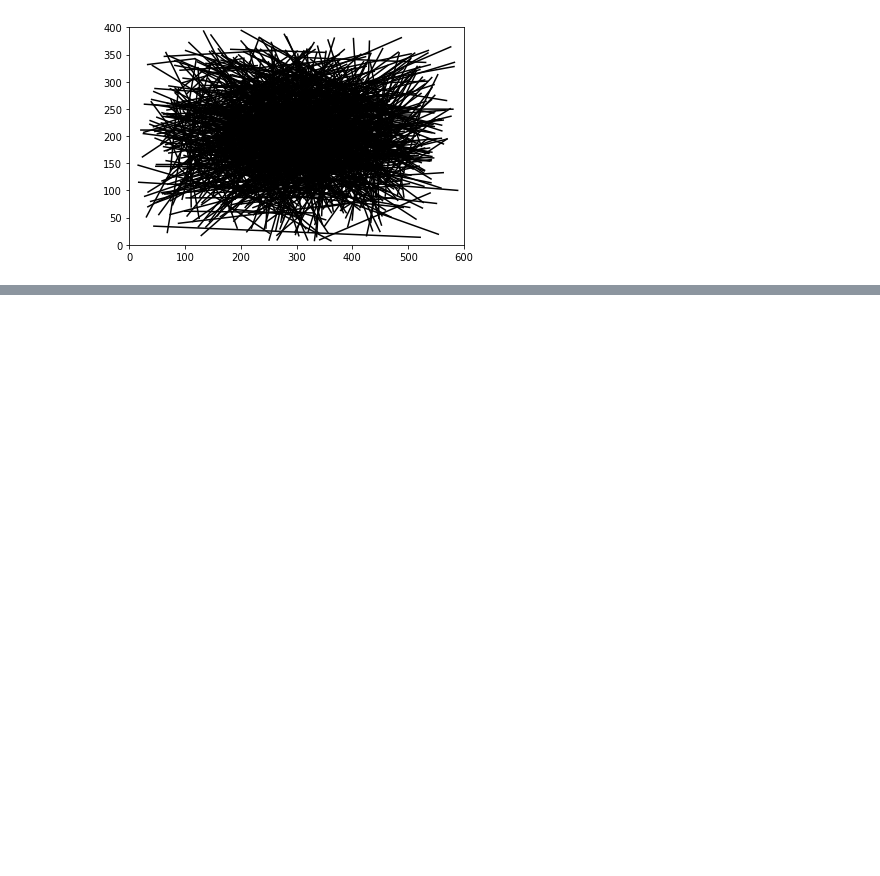
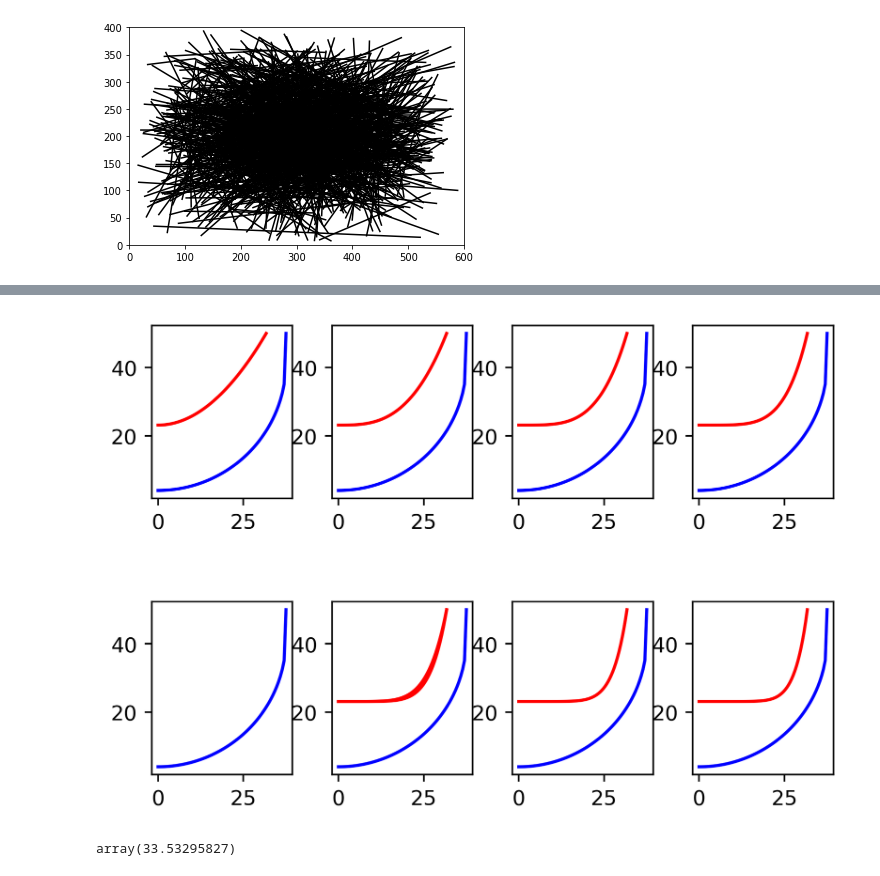
Before and after one commit to DrGyrr/TA-Turbine-Design-13118082, a Jupyter notebook: sandbox.ipynb, the cells around one changed output, grey strips where cells are left out. Cells and saved outputs as stored; diff of their text form; code cells hidden in the pictures; blank space fills up the shorter version.

```diff
--- a/sandbox.ipynb
+++ b/sandbox.ipynb
@@ -405,0 +524,35 @@ plt.draw()
+# %%
+import matplotlib.pyplot as plt
+
+fig = plt.figure(dpi=400)
+
+plot2 = fig.add_subplot(2,4,1, adjustable='box', aspect='equal')
+plot3 = fig.add_subplot(2,4,2, adjustable='box', aspect='equal')
+plot4 = fig.add_subplot(2,4,3, adjustable='box', aspect='equal')
+plot5 = fig.add_subplot(2,4,4, adjustable='box', aspect='equal')
+plot6 = fig.add_subplot(2,4,5, adjustable='box', aspect='equal')
+plot7 = fig.add_subplot(2,4,6, adjustable='box', aspect='equal')
+plot8 = fig.add_subplot(2,4,7, adjustable='box', aspect='equal')
+plot9 = fig.add_subplot(2,4,8, adjustable='box', aspect='equal')
+
+plot2.plot(R2DContour['zh_data'],R2DContour['rh_data'],color='b')
+plot2.plot(R2DContour['zs_data'][2],R2DContour['rs_data'][2],color='r')
+plot3.plot(R2DContour['zh_data'],R2DContour['rh_data'],color='b')
+plot3.plot(R2DContour['zs_data'][3],R2DContour['rs_data'][3],color='r')
+plot4.plot(R2DContour['zh_data'],R2DContour['rh_data'],color='b')
+plot4.plot(R2DContour['zs_data'][4],R2DContour['rs_data'][4],color='r')
+plot5.plot(R2DContour['zh_data'],R2DContour['rh_data'],color='b')
+plot5.plot(R2DContour['zs_data'][5],R2DContour['rs_data'][5],color='r')
+plot6.plot(R2DContour['zh_data'],R2DContour['rh_data'],color='b')
+plot7.plot(R2DContour['zs_data'][6],R2DContour['rs_data'][6],color='r')
+plot7.plot(R2DContour['zh_data'],R2DContour['rh_data'],color='b')
+plot7.plot(R2DContour['zs_data'][7],R2DContour['rs_data'][7],color='r')
+plot8.plot(R2DContour['zh_data'],R2DContour['rh_data'],color='b')
+plot8.plot(R2DContour['zs_data'][8],R2DContour['rs_data'][8],color='r')
+plot9.plot(R2DContour['zh_data'],R2DContour['rh_data'],color='b')
+plot9.plot(R2DContour['zs_data'][9],R2DContour['rs_data'][9],color='r')
+
+fig.subplots_adjust(hspace=0.6)
+plt.show()
+# %% [output]
+[figure, added]
@@ -405,0 +561,7 @@ plt.draw()
+# %%
+tesinterp=interp1d(R2DContour['zs_data'][4],R2DContour['rs_data'][4],'linear')
+
+tesinterp(25)
+# R2DContour['rs_data'][5]
+# %% [output]
+array(33.53295827)
```
Also changed, not shown: parts of 12 cells of this notebook, 11 other files.
